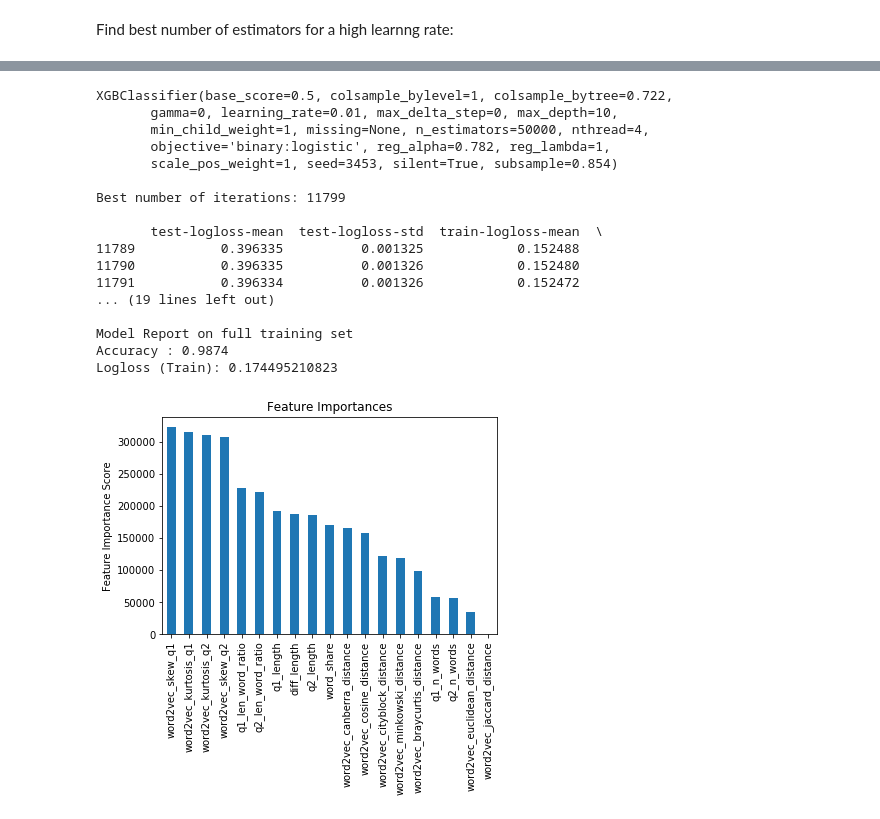
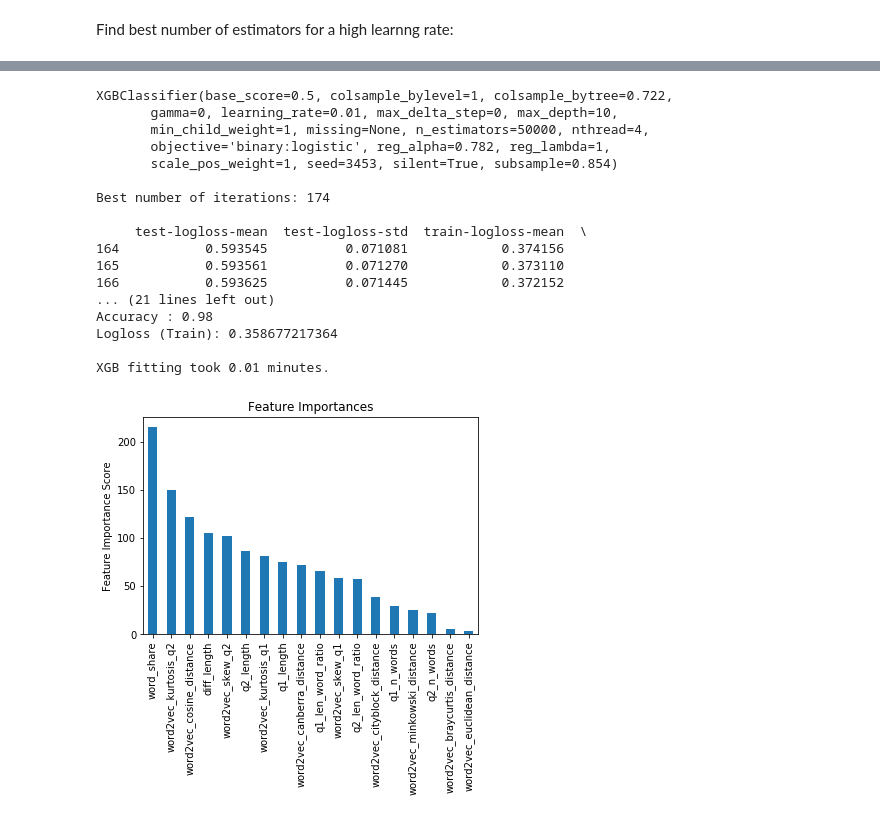
Before and after one commit to schorlem/capstone_project, a Jupyter notebook: notebooks/train_xgboost-01-als.ipynb, the cells around one changed output, grey strips where cells are left out. Cells and saved outputs as stored; diff of their text form; code cells hidden in the pictures.

```diff
--- a/notebooks/train_xgboost-01-als.ipynb
+++ b/notebooks/train_xgboost-01-als.ipynb
@@ -125,13 +77,14 @@ random_search = RandomizedSearchCV(estimator = xgb.XGBClassifier(learning_rate=l
                                                                max_depth=max_depth, min_child_weight=min_child_weight,
                                                                gamma=gamma, subsample=subsample,
                                                                colsample_bytree=colsample_bytree, objective=objective,
-                                                               nthread=n_thread, scale_pos_weight=scale_pos_weight,
+                                                               nthread=nthread, scale_pos_weight=scale_pos_weight,
                                                                 reg_alpha=reg_alpha, seed=seed),
                                  param_distributions = param_dist, n_iter=n_iter_search,
                                  scoring='neg_log_loss', n_jobs=2, iid=False, cv=5, random_state=329)
 
+print random_search
 start = time()
-random_search.fit(train_data, train_y)
+random_search.fit(train_data, train_labels)
 print "\nRandomizedSearchCV took {:.2f} minutes for {} candidates parameter settings.".format((time() - start)/60, n_iter_search)
-report(random_search.cv_results_)
+utility.report(random_search.cv_results_)
 # %% [output]
@@ -165,16 +119,16 @@ random_search = RandomizedSearchCV(estimator = xgb.XGBClassifier(learning_rate=l
                                                                max_depth=max_depth, min_child_weight=min_child_weight,
                                                                gamma=gamma, subsample=subsample,
                                                                colsample_bytree=colsample_bytree, objective=objective,
-                                                               nthread=n_thread, scale_pos_weight=scale_pos_weight,
+                                                               nthread=nthread, scale_pos_weight=scale_pos_weight,
                                                                 reg_alpha=reg_alpha, seed=seed),
                                  param_distributions = param_dist, n_iter=n_iter_search,
                                  scoring='neg_log_loss', n_jobs=2, iid=False, cv=5, random_state=329)
 
 print random_search
 start = time()
-random_search.fit(train_data, train_y)
+random_search.fit(train_data, train_labels)
 print "\nRandomizedSearchCV took {:.2f} minutes for {} candidates parameter settings.".format((time() - start)/60, n_iter_search)
-report(random_search.cv_results_)
+utility.report(random_search.cv_results_)
 # %% [output]
 RandomizedSearchCV(cv=5, error_score='raise',
           estimator=XGBClassifier(base_score=0.5, colsample_bylevel=1, colsample_bytree=0.8,
@@ -214,9 +168,9 @@ random_search = RandomizedSearchCV(estimator = xgb.XGBClassifier(learning_rate=l
 
 print random_search
 start = time()
-random_search.fit(train_data, train_y)
+random_search.fit(train_data, train_labels)
 print "\nRandomizedSearchCV took {:.2f} minutes for {} candidates parameter settings.".format((time() - start)/60, n_iter_search)
-report(random_search.cv_results_)
+utility.report(random_search.cv_results_)
 # %% [output]
 RandomizedSearchCV(cv=5, error_score='raise',
           estimator=XGBClassifier(base_score=0.5, colsample_bylevel=1, colsample_bytree=0.8,
@@ -254,9 +208,9 @@ random_search = RandomizedSearchCV(estimator = xgb.XGBClassifier(learning_rate=l
 
 print random_search
 start = time()
-random_search.fit(train_data, train_y)
+random_search.fit(train_data, train_labels)
 print "\nRandomizedSearchCV took {:.2f} minutes for {} candidates parameter settings.".format((time() - start)/60, n_iter_search)
-report(random_search.cv_results_)
+utility.report(random_search.cv_results_)
 # %% [output]
 RandomizedSearchCV(cv=5, error_score='raise',
           estimator=XGBClassifier(base_score=0.5, colsample_bylevel=1, colsample_bytree=0.722,
@@ -302,29 +237,29 @@ n_estimators = 50000
 # %%
 clf = xgb.XGBClassifier(learning_rate=learning_rate, n_estimators=n_estimators, max_depth=max_depth,
                          min_child_weight=min_child_weight, gamma=gamma, subsample=subsample,
                          colsample_bytree=colsample_bytree, objective=objective, nthread=nthread,
                          scale_pos_weight=scale_pos_weight, reg_alpha=reg_alpha, seed=seed)
 
 print clf
 start = time()
-fit_model(clf, train_data, train_y)
+utility.xgb_fit_model(clf, train_data, train_labels)
 print "\nXGB fitting took {:.2f} minutes.".format((time() - start)/60)
 # %% [output]
 XGBClassifier(base_score=0.5, colsample_bylevel=1, colsample_bytree=0.722,
        gamma=0, learning_rate=0.01, max_delta_step=0, max_depth=10,
        min_child_weight=1, missing=None, n_estimators=50000, nthread=4,
        objective='binary:logistic', reg_alpha=0.782, reg_lambda=1,
        scale_pos_weight=1, seed=3453, silent=True, subsample=0.854)
 
-Best number of iterations: 11799
+Best number of iterations: 174
 
-       test-logloss-mean  test-logloss-std  train-logloss-mean  \
-11789           0.396335          0.001325            0.152488
-11790           0.396335          0.001326            0.152480
-11791           0.396334          0.001326            0.152472
-... (19 lines left out)
+     test-logloss-mean  test-logloss-std  train-logloss-mean  \
+164           0.593545          0.071081            0.374156
+165           0.593561          0.071270            0.373110
+166           0.593625          0.071445            0.372152
+... (21 lines left out)
+Accuracy : 0.98
+Logloss (Train): 0.358677217364
 
-Model Report on full training set
-Accuracy : 0.9874
-Logloss (Train): 0.174495210823
+XGB fitting took 0.01 minutes.
-[figure, old version]
+[figure, new version]
```
Also changed, not shown: parts of 17 cells of this notebook, 6 other files.
